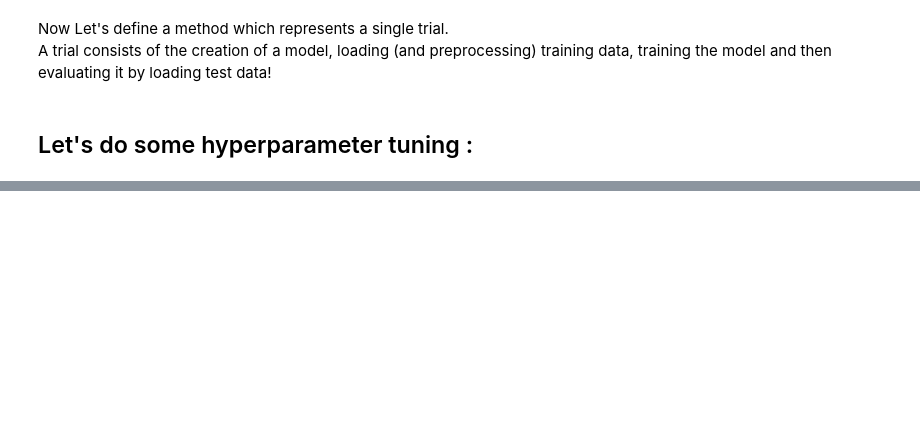
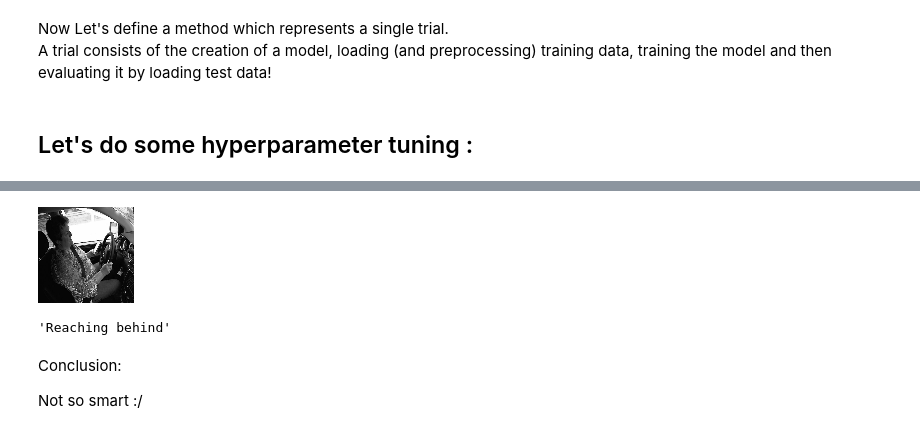
Before and after one commit to Gleethos/distracted-driver-detection, a Jupyter notebook: distracted-driver-detection.ipynb, the cells around one changed output, grey strips where cells are left out. Drawn from its saved outputs; the diff is of its cells as text; code cells hidden in the pictures; blank space fills up the shorter version.

```diff
--- a/distracted-driver-detection.ipynb
+++ b/distracted-driver-detection.ipynb
@@ -934,14 +954,21 @@ predict(img.flatten().reshape(1, -1))
 # %%
 img = cv2.resize(
         greyed_blured_and_line_detection(
         cv2.imread("data/imgs/test/img_7.jpg"),
             advanced=True,
             do_line_detection=False
     ),
     (96, 96)
 )
 
 display_array(
     img
 )
-predict(img.flatten().reshape(1, -1))
+predict(img.reshape([1] + list(img.shape) + [1]) )
+# %% [output]
+[figure, added]
+'Reaching behind'
+# %% [markdown]
+Conclusion:
+
+Not so smart :/
```
Also changed, not shown: parts of 20 cells of this notebook.
